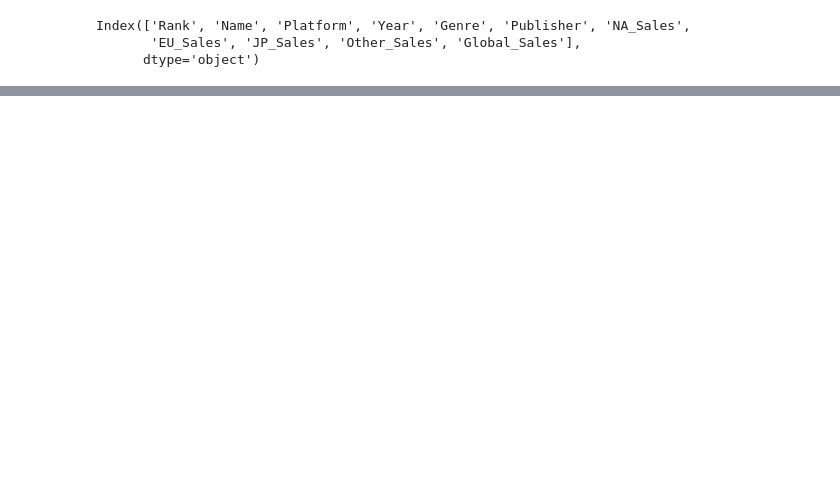
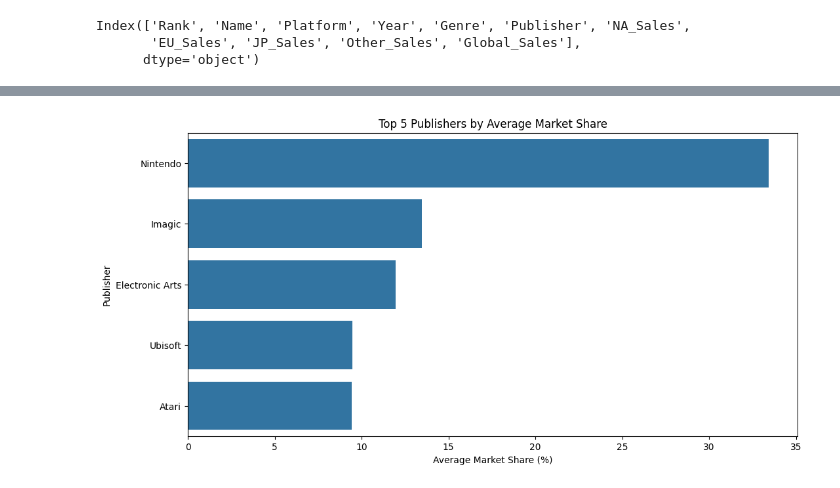
Before and after one commit to leonsk5/CienciadeDados, a Jupyter notebook: projects-vgsales/new-vgsales.ipynb, the cells around one changed output, grey strips where cells are left out. Cells and saved outputs as stored; diff of their text form; code cells hidden in the pictures; blank space fills up the shorter version.

```diff
--- a/projects-vgsales/new-vgsales.ipynb
+++ b/projects-vgsales/new-vgsales.ipynb
@@ -71,0 +195,20 @@ df.to_csv("vgsales_updated.csv", index=False)
+# %%
+# Limpeza de dados
+df.dropna(subset=['Year', 'Publisher'], inplace=True)
+df['Year'] = df['Year'].astype(int) #Verifique se o ano é do tipo inteiro
+# %%
+# Vendas agregadas por editora e ano
+publisher_sales = df.groupby(['Year', 'Publisher'])['Global_Sales'].sum().reset_index()
+
+# Calcule o total de vendas por ano
+total_sales_per_year = publisher_sales.groupby('Year')['Global_Sales'].sum()
+
+# Calcular participação de mercado
+publisher_sales['Market_Share'] = publisher_sales.apply(lambda row: (row['Global_Sales'] / total_sales_per_year[row['Year']])*100 if total_sales_per_year[row['Year']] > 0 else 0, axis=1)
+
+# Dinamize os dados para facilitar a plotagem
+publisher_market_share = publisher_sales.pivot(index='Year', columns='Publisher', values='Market_Share').fillna(0)
+
+# Participação de mercado geral em todos os anos
+overall_market_share = publisher_sales.groupby('Publisher')['Market_Share'].mean()
+overall_market_share = overall_market_share.sort_values(ascending=False)
@@ -71,0 +252,9 @@ df.to_csv("vgsales_updated.csv", index=False)
+# %%
+plt.figure(figsize=(12, 6))
+sns.barplot(x=overall_market_share.head(5).values, y=overall_market_share.head(5).index)
+plt.xlabel('Average Market Share (%)')
+plt.ylabel('Publisher')
+plt.title('Top 5 Publishers by Average Market Share')
+plt.show()
+# %% [output]
+[figure, added]
```
Also changed, not shown: parts of 11 cells of this notebook.
